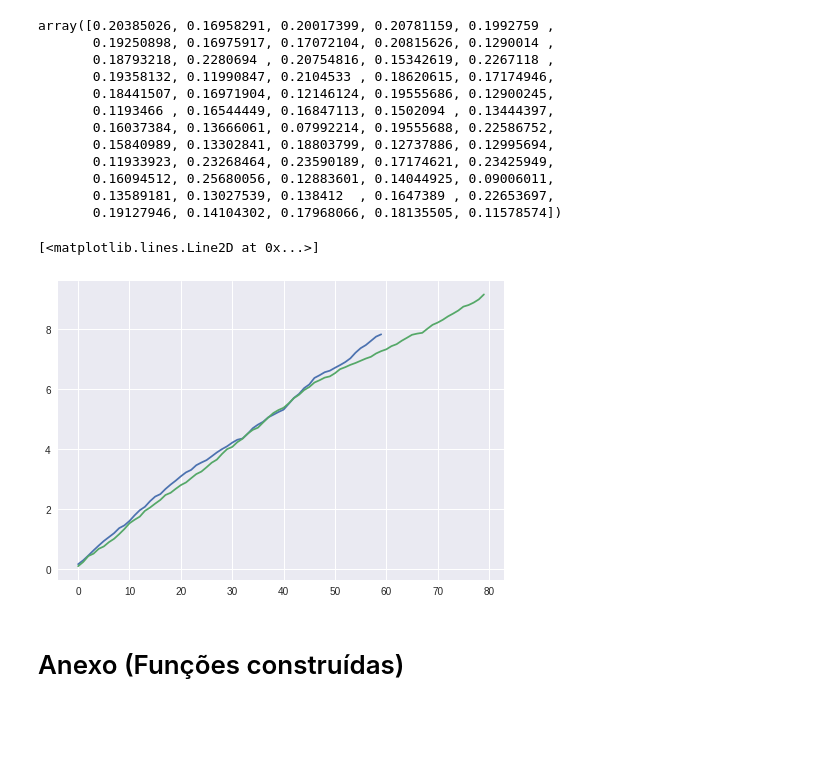
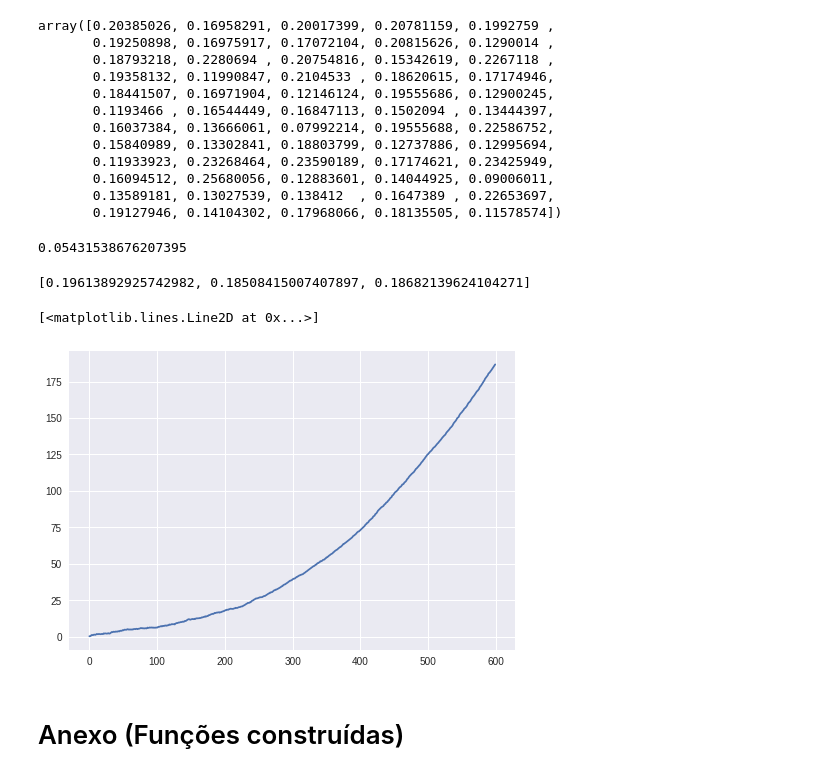
Before and after one commit to ifribeiro/TEI-EstApl, a Jupyter notebook: EPC10.ipynb, the cells around one changed output. Cells and saved outputs as stored; diff of their text form; code cells hidden in the pictures; blank space fills up the shorter version.

```diff
--- a/EPC10.ipynb
+++ b/EPC10.ipynb
@@ -384,10 +385,24 @@ m5_falha = (desvios_falhas3 - desvios_falhas3.std()).cumsum()
 # m10 = (desvios_normais3 - medias_desvios[1]).cumsum()
 # m20 = (desvios_normais3 - medias_desvios[2]).cumsum()
+# %%
+media_residuos
+# %% [output]
+0.05431538676207395
+# %%
+y_hat_normal = [b0 + b1*xi for xi in X_normal]
+res = np.array(Y_normal) - np.array(y_hat_normal)
+# %%
+medias_desvios
+# %% [output]
+[0.19613892925742982, 0.18508415007407897, 0.18682139624104271]
+# %%
+# usando dados individuais
+m5 = (res - media_residuos).cumsum()
 # %%
 plt.plot(m5)
-plt.plot(m5_falha)
+# plt.plot(m5_falha)
 # %% [output]
 [<matplotlib.lines.Line2D at 0x...>]
-[figure, old version]
+[figure, new version]
 # %% [markdown]
 # Anexo (Funções construídas)
```
Also changed, not shown: parts of 1 cell of this notebook.
